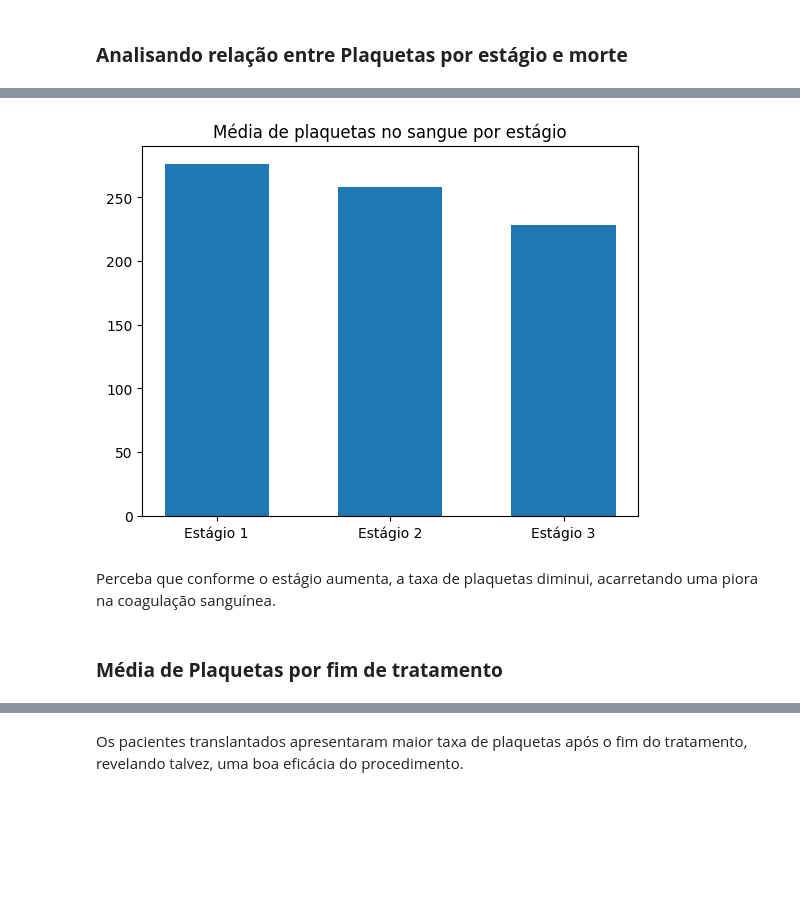
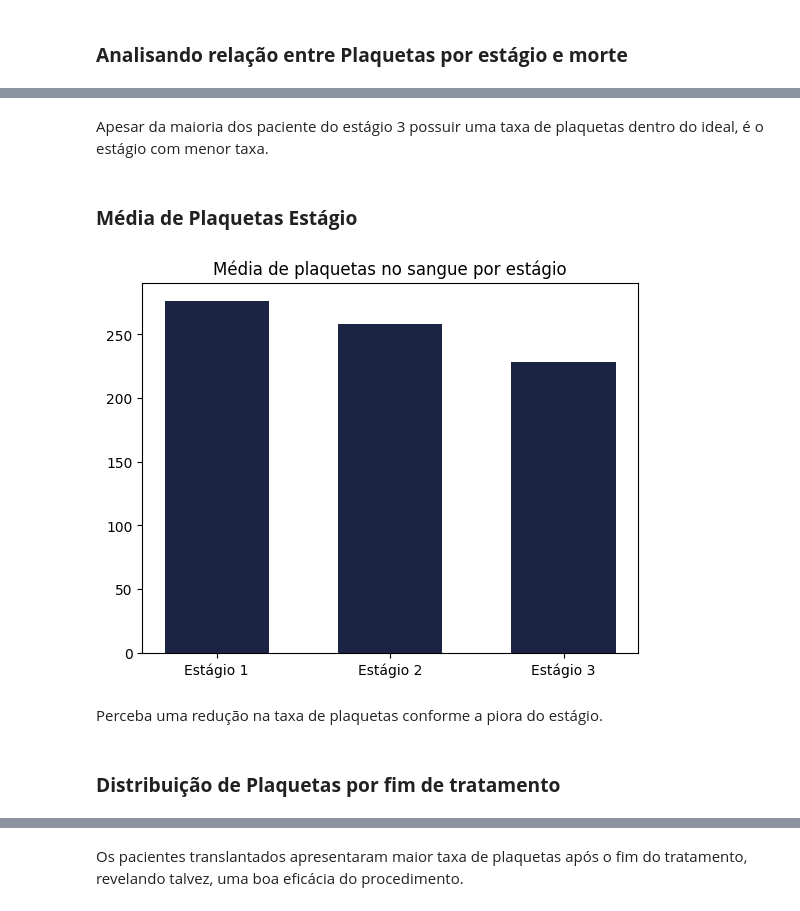
Before and after one commit to rodrigo0567/Cirrosifier-TRAINEES1, a Jupyter notebook: notebooks/eda_numericos.ipynb, the cells around one changed output, grey strips where cells are left out. Saved outputs shown, nothing was run; the diff lists cells and outputs as text; code cells hidden in the pictures; blank space fills up the shorter version.

```diff
--- a/notebooks/eda_numericos.ipynb
+++ b/notebooks/eda_numericos.ipynb
@@ -9,4 +9,4 @@ import matplotlib.pyplot as plt #Visualização de dados
 # %%
-"""Caminho dos Dados para EDA"""
-data_path = '..\data\dados_processados\liver_cirrhosis_v1.csv'
+# Caminho dos Dados para EDA
+data_path = r'..\data\dados_processados\liver_cirrhosis_v1.csv'
 # %%
@@ -46,4 +37,5 @@ def days_to_year(days) -> int:
 # %%
-df['Idade_ano'] = df['Idade'].apply(days_to_year)
+# Convertendo dias para anos
+df['Idade_ano'] = (df['Idade']/365).astype(int)
 df['Idade_ano']
 # %% [output]
@@ -405,21 +650,21 @@ Perceba que o nível de cobre na urina aumenta conforme o estágio também, o qu
+# %% [markdown]
+Apesar da maioria dos paciente do estágio 3 possuir uma taxa de plaquetas dentro do ideal, é o estágio com menor taxa.
+# %% [markdown]
+### **Média de Plaquetas Estágio**
 # %%
 media_plaqueta_estagio = df.groupby('Estágio')['Plaquetas(ml/1000)'].mean().reset_index()
-map = {
-    1:'Estágio 1',
-    2:'Estágio 2',
-    3:'Estágio 3'
-}
-
-plt.bar(
+fig, ax = plt.subplots()
+ax.bar(
     media_plaqueta_estagio['Estágio'].map(map),
     media_plaqueta_estagio['Plaquetas(ml/1000)'],
-    width=0.6
+    width=0.6,
+    color='#1b2442'
 )
 plt.title('Média de plaquetas no sangue por estágio')
 plt.show()
 # %% [output]
-[figure, old version]
+[figure, new version]
-# %% [markdown]
-Perceba que conforme o estágio aumenta, a taxa de plaquetas diminui, acarretando uma piora na coagulação sanguínea.
+# %% [markdown]
+Perceba uma redução na taxa de plaquetas conforme a piora do estágio.
 # %% [markdown]
-### **Média de Plaquetas por fim de tratamento**
+### **Distribuição de Plaquetas por fim de tratamento**
```
Also changed, not shown: parts of 66 cells of this notebook.
